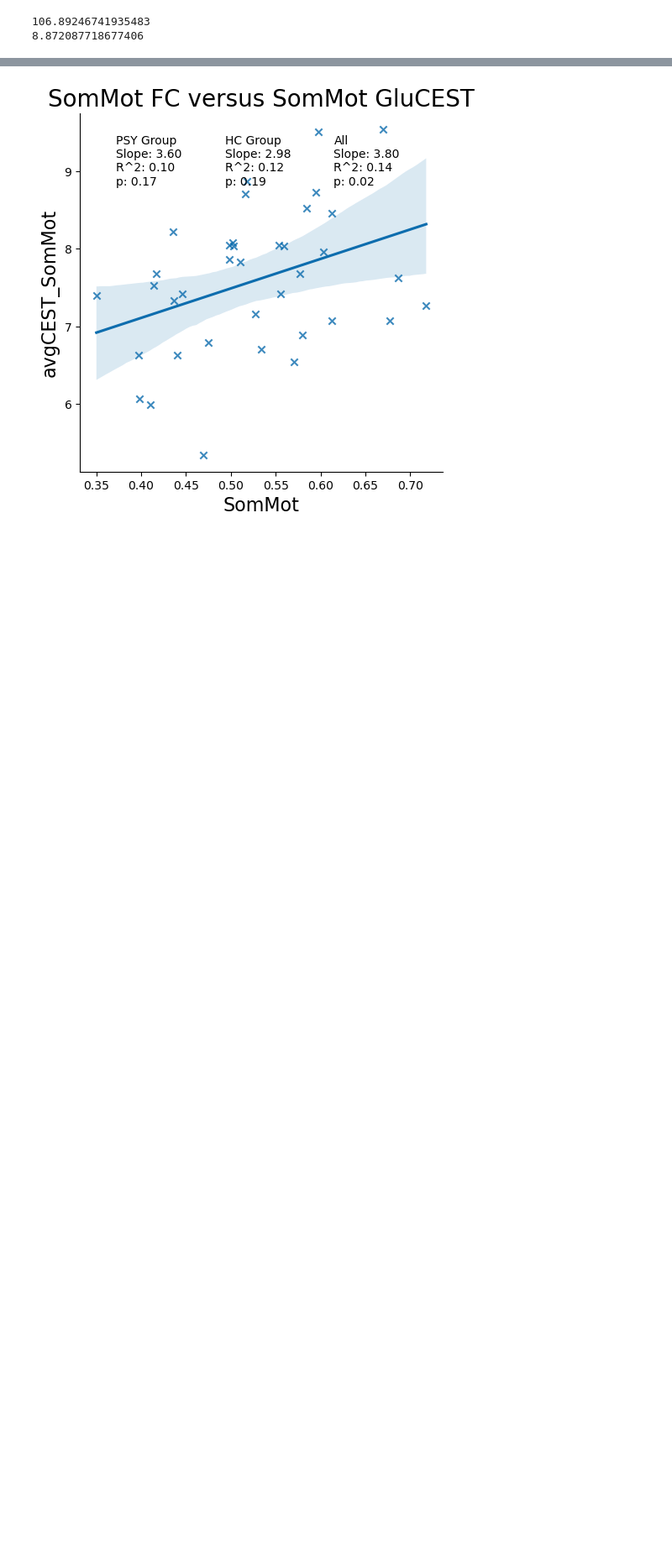
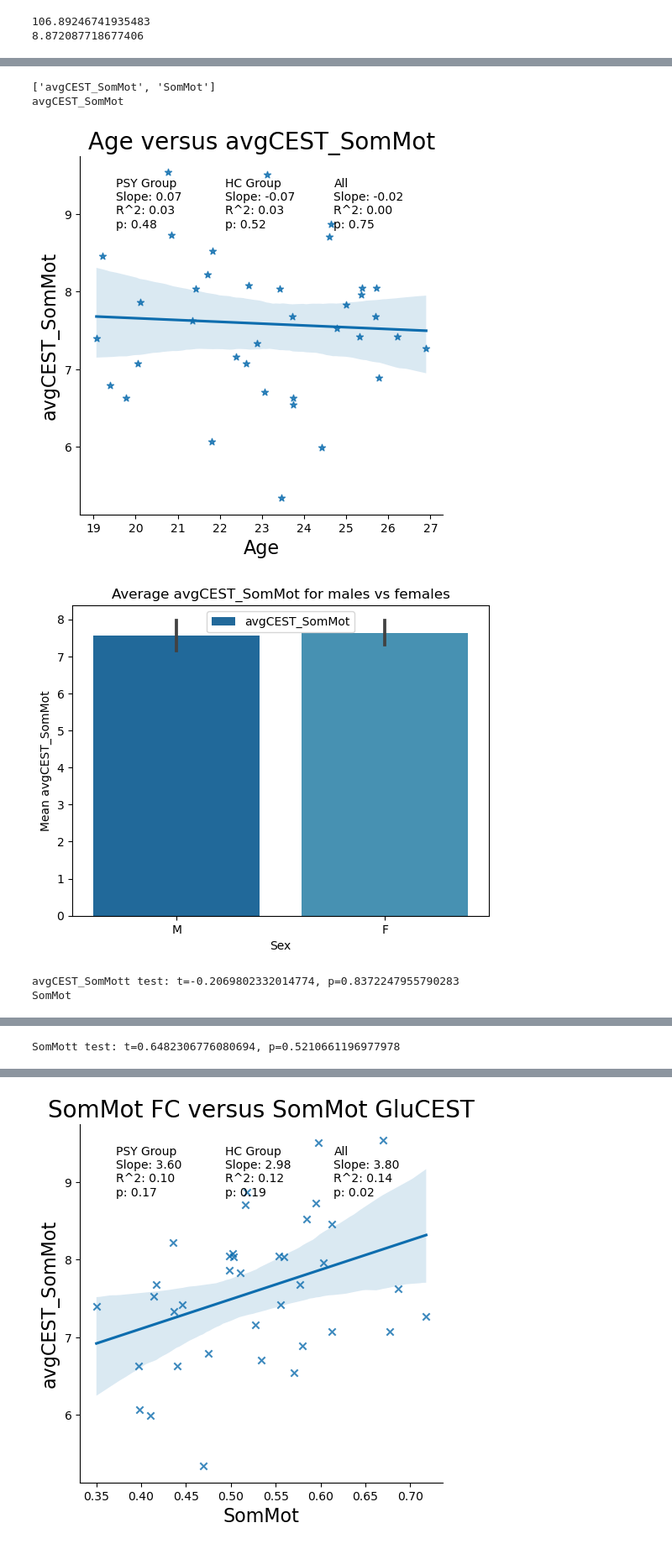
Before and after one commit to pecsok/glucest-rsfmri, a Jupyter notebook: motor_glu_pipeline/motor_figures.ipynb, the cells around one changed output, grey strips where cells are left out. Shown: that part at 84% size. Drawn from its saved outputs; the diff is of its cells as text; code cells hidden in the pictures; blank space fills up the shorter version.

```diff
--- a/motor_glu_pipeline/motor_figures.ipynb
+++ b/motor_glu_pipeline/motor_figures.ipynb
@@ -50,9 +53,12 @@ print(value_counts)
 #Exclude tap-tot outliers, which are >2.5 standard deviations from the mean.
 grp_df = grp_df[grp_df['BBLID'] != 94703]
 grp_df = grp_df[grp_df['BBLID'] != 80557]
+#Trim by diagnosis; rename sex variable.
 grp_df = grp_df[grp_df['hstatus'] != 'Other']
+grp_df['sex'] = np.where(grp_df['sex'] == 1, 'F', 'M')
 value_counts = grp_df['hstatus'].value_counts()
 print(value_counts)
+print(grp_df)
 # %% [output]
 hstatus
 PSY      22
@@ -133,0 +148,46 @@ print(grp_df['tap_tot'].std())
+# %%
+# Quality control figures
+
+network="SomMot"
+cestcol = "avgCEST_" + network
+metrics = [cestcol, network]
+print(metrics)
+for metric in metrics:
+    print(metric)
+    graph_df = grp_df
+    graph_df = graph_df.dropna(subset=[network, cestcol, 'hstatus'])
+    # Create a linear regression model for fcon
+    color = colors.loc[colors['Network'] == network, 'Color'].values[0]
+    sns.set_palette(color)
+    plot = sns.lmplot(x='age', y=metric, data=graph_df, markers= "*") #hue='hstatus',
+    plt.xlabel("Age", fontsize=16)
+    plt.ylabel(metric, fontsize=16)
+    plt.title('Age versus ' + metric, fontsize = 20)
+    # Generate and add slope, r2 and p for subset 1
+    slope, intercept, r_value, p_value, std_err = linregress(graph_df.loc[graph_df['hstatus'] == 'PSY', 'age'], graph_df.loc[graph_df['hstatus'] == 'PSY', metric])
+    plt.text(0.1, 0.8, f'PSY Group\nSlope: {slope:.2f}\nR^2: {r_value**2:.2f}\np: {p_value:.2f}', transform=plt.gca().transAxes)
+    #     # Generate and add slope, r2 and p for subset 2
+    slope, intercept, r_value, p_value, std_err = linregress(graph_df.loc[graph_df['hstatus'] == 'HC', 'age'], graph_df.loc[graph_df['hstatus'] == 'HC', metric])
+    plt.text(0.4, 0.8, f'HC Group\nSlope: {slope:.2f}\nR^2: {r_value**2:.2f}\np: {p_value:.2f}', transform=plt.gca().transAxes)
+    # Generate and add slope, r2 and p for all data
+    slope, intercept, r_value, p_value, std_err = linregress(graph_df['age'], graph_df[metric])
+    plt.text(0.7, 0.8, f'All\nSlope: {slope:.2f}\nR^2: {r_value**2:.2f}\np: {p_value:.2f}', transform=plt.gca().transAxes)
+    plt.show()
+
+    # Bar plots assessing sex differences
+    sns.barplot(x='sex', y=metric, data=graph_df, estimator='mean', label=metric) #yerr=avg_df[cestcol + '_std'],
+    plt.xlabel('Sex')
+    plt.ylabel('Mean ' + metric)
+    plt.title('Average ' + metric + ' for males vs females')
+    plt.legend()
+    plt.show()
+    t_statistic, p_value = ttest_ind(graph_df.loc[graph_df['sex'] == 'M', metric],
+                                     graph_df.loc[graph_df['sex'] == 'F', metric])
+    print(metric + 't test: t=' + str(t_statistic) + ', p=' + str(p_value))
+# %% [output]
+['avgCEST_SomMot', 'SomMot']
+avgCEST_SomMot
+[figure, added]
+[figure, added]
+avgCEST_SomMott test: t=-0.2069802332014774, p=0.8372247955790283
+SomMot
@@ -133,0 +196 @@ print(grp_df['tap_tot'].std())
+SomMott test: t=0.6482306776080694, p=0.5210661196977978
```
Also changed, not shown: parts of 13 cells of this notebook, 3 other files.
